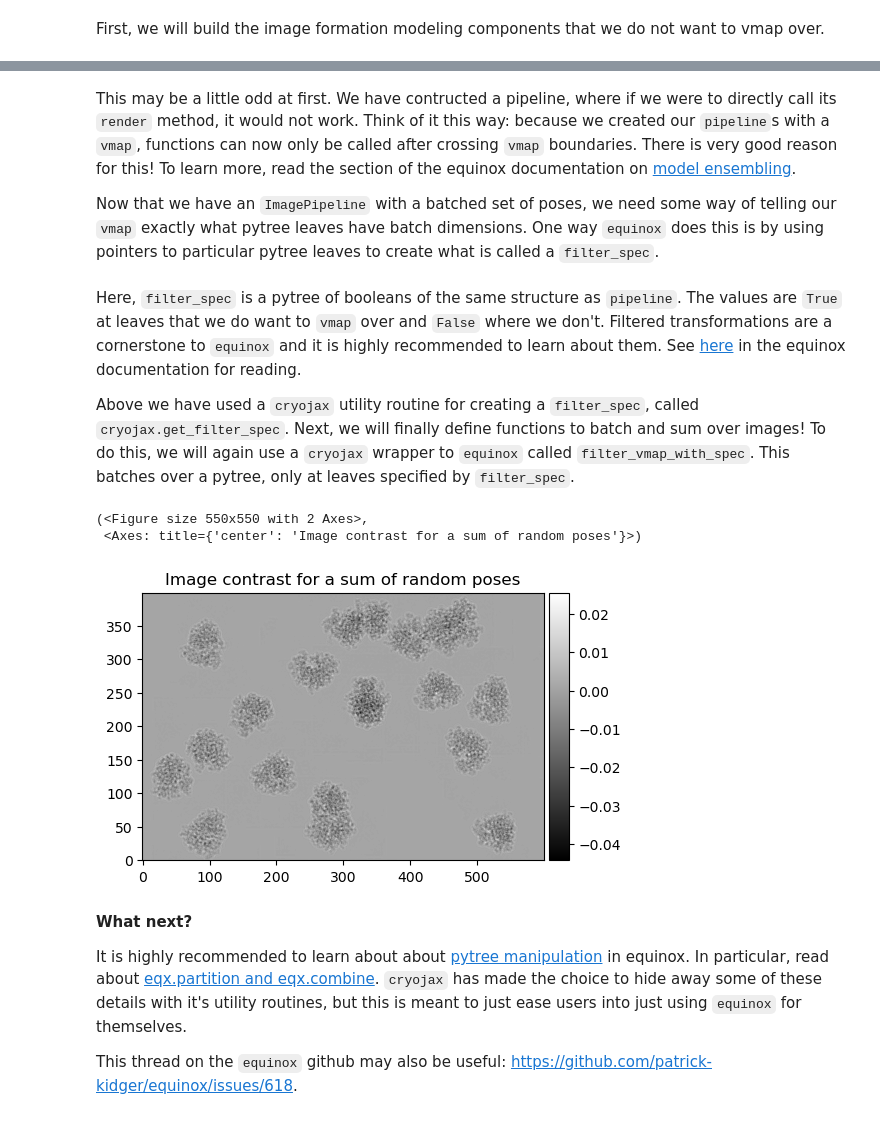
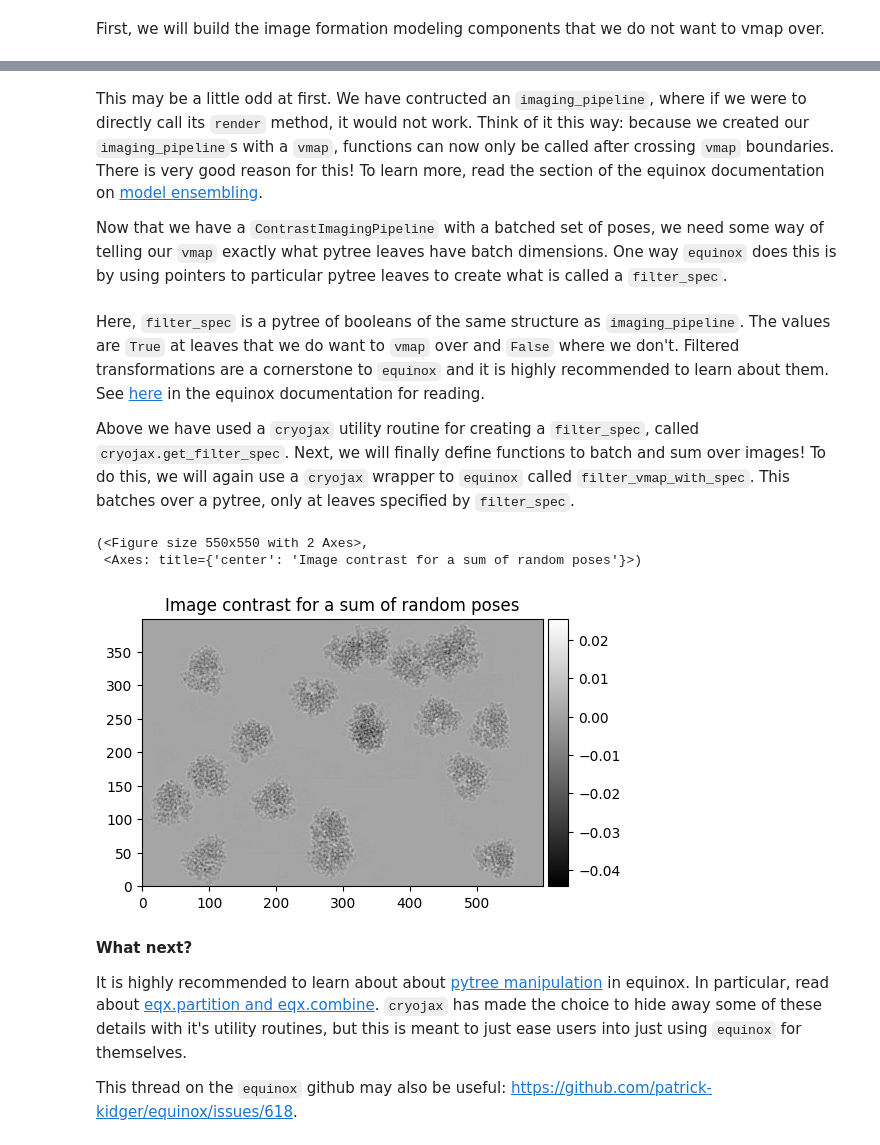
Before and after one commit to mjo22/cryojax, a Jupyter notebook: docs/examples/simulate-micrograph.ipynb, the cells around one changed output, grey strips where cells are left out. Drawn from its saved outputs; the diff is of its cells as text; code cells hidden in the pictures.

```diff
--- a/docs/examples/simulate-micrograph.ipynb
+++ b/docs/examples/simulate-micrograph.ipynb
@@ -65,7 +67,7 @@ from jaxtyping import PRNGKeyArray, PyTree
 
 
 @partial(eqx.filter_vmap, in_axes=(0, None), out_axes=eqxi.if_mapped(axis=0))
-def make_pipeline(
+def make_imaging_pipeline(
     key: PRNGKeyArray, no_vmap: tuple[PyTree, ...]
 ) -> cxs.ContrastImagingPipeline:
     config, potential, projection_method = no_vmap
@@ -82,9 +84,7 @@ def make_pipeline(
     # zero
     offset_in_angstroms = jnp.pad(in_plane_offset_in_angstroms, ((0, 1),))
     # ... build the pose
-    pose = cxs.QuaternionPose.from_rotation_and_translation(
-        rotation, offset_in_angstroms
-    )
+    pose = cxs.QuaternionPose.from_rotation_and_translation(rotation, offset_in_angstroms)
     # ... build the ensemble
     structural_ensemble = cxs.SingleStructureEnsemble(potential, pose)
     # ... and finally the scattering theory and return
@@ -104,22 +104,24 @@ def make_pipeline(
 number_of_poses = 20
 keys = jax.random.split(jax.random.PRNGKey(12345), number_of_poses)
 
-# ... instantiate the pipeline
-pipeline = make_pipeline(keys, (config, potential, projection_method))
+# ... instantiate the instrument_pipeline
+imaging_pipeline = make_imaging_pipeline(
+    keys, (instrument_config, potential, projection_method)
+)
 # %% [markdown]
-This may be a little odd at first. We have contructed a pipeline, where if we were to directly call its `render` method, it would not work. Think of it this way: because we created our `pipeline`s with a `vmap`, functions can now only be called after crossing `vmap` boundaries. There is very good reason for this! To learn more, read the section of the equinox documentation on [model ensembling](https://docs.kidger.site/equinox/tricks/#ensembling).
+This may be a little odd at first. We have contructed an `imaging_pipeline`, where if we were to directly call its `render` method, it would not work. Think of it this way: because we created our `imaging_pipeline`s with a `vmap`, functions can now only be called after crossing `vmap` boundaries. There is very good reason for this! To learn more, read the section of the equinox documentation on [model ensembling](https://docs.kidger.site/equinox/tricks/#ensembling).
 
-Now that we have an `ImagePipeline` with a batched set of poses, we need some way of telling our `vmap` exactly what pytree leaves have batch dimensions. One way `equinox` does this is by using pointers to particular pytree leaves to create what is called a `filter_spec`.
+Now that we have a `ContrastImagingPipeline` with a batched set of poses, we need some way of telling our `vmap` exactly what pytree leaves have batch dimensions. One way `equinox` does this is by using pointers to particular pytree leaves to create what is called a `filter_spec`.
 # %%
 import cryojax as cx
 
 
 # ... specify which leaves we would like to vmap over
-where = lambda pipeline: pipeline.scattering_theory.structural_ensemble.pose
+where = lambda p: p.scattering_theory.structural_ensemble.pose
 # ... use a cryojax wrapper to return a filter_spec
-filter_spec = cx.get_filter_spec(pipeline, where)
+filter_spec = cx.get_filter_spec(imaging_pipeline, where)
 # %% [markdown]
-Here, `filter_spec` is a pytree of booleans of the same structure as `pipeline`. The values are `True` at leaves that we do want to `vmap` over and `False` where we don't. Filtered transformations are a cornerstone to `equinox` and it is highly recommended to learn about them. See [here](https://docs.kidger.site/equinox/examples/frozen_layer/) in the equinox documentation for reading.
+Here, `filter_spec` is a pytree of booleans of the same structure as `imaging_pipeline`. The values are `True` at leaves that we do want to `vmap` over and `False` where we don't. Filtered transformations are a cornerstone to `equinox` and it is highly recommended to learn about them. See [here](https://docs.kidger.site/equinox/examples/frozen_layer/) in the equinox documentation for reading.
 
 Above we have used a `cryojax` utility routine for creating a `filter_spec`, called `cryojax.get_filter_spec`. Next, we will finally define functions to batch and sum over images! To do this, we will again use a `cryojax` wrapper to `equinox` called `filter_vmap_with_spec`. This batches over a pytree, only at leaves specified by `filter_spec`.
 # %%
@@ -127,32 +129,32 @@ import equinox as eqx
 
 
 @partial(cx.filter_vmap_with_spec, filter_spec=filter_spec)
-def compute_image_stack(pipeline):
+def compute_image_stack(imaging_pipeline):
     """Compute a batch of images at different poses,
     specified by the `filter_spec`.
     """
-    return pipeline.render()
+    return imaging_pipeline.render()
 
 
 @eqx.filter_jit
-def compute_micrograph(pipeline):
+def compute_micrograph(imaging_pipeline):
     """Sum together the image stack."""
-    return jnp.sum(compute_image_stack(pipeline), axis=0)
+    return jnp.sum(compute_image_stack(imaging_pipeline), axis=0)
 # %%
 # Compute the image and plot
 fig, ax = plt.subplots(figsize=(5.5, 5.5))
-micrograph = compute_micrograph(pipeline)
+micrograph = compute_micrograph(imaging_pipeline)
 plot_image(
     micrograph,
     fig,
     ax,
     label="Image contrast for a sum of random poses",
     interpolation=None,
 )
 # %% [output]
 (<Figure size 550x550 with 2 Axes>,
  <Axes: title={'center': 'Image contrast for a sum of random poses'}>)
-[figure, old version]
+[figure, new version]
 # %% [markdown]
 **What next?**
 
```
Also changed, not shown: parts of 3 cells of this notebook, 54 other files.
